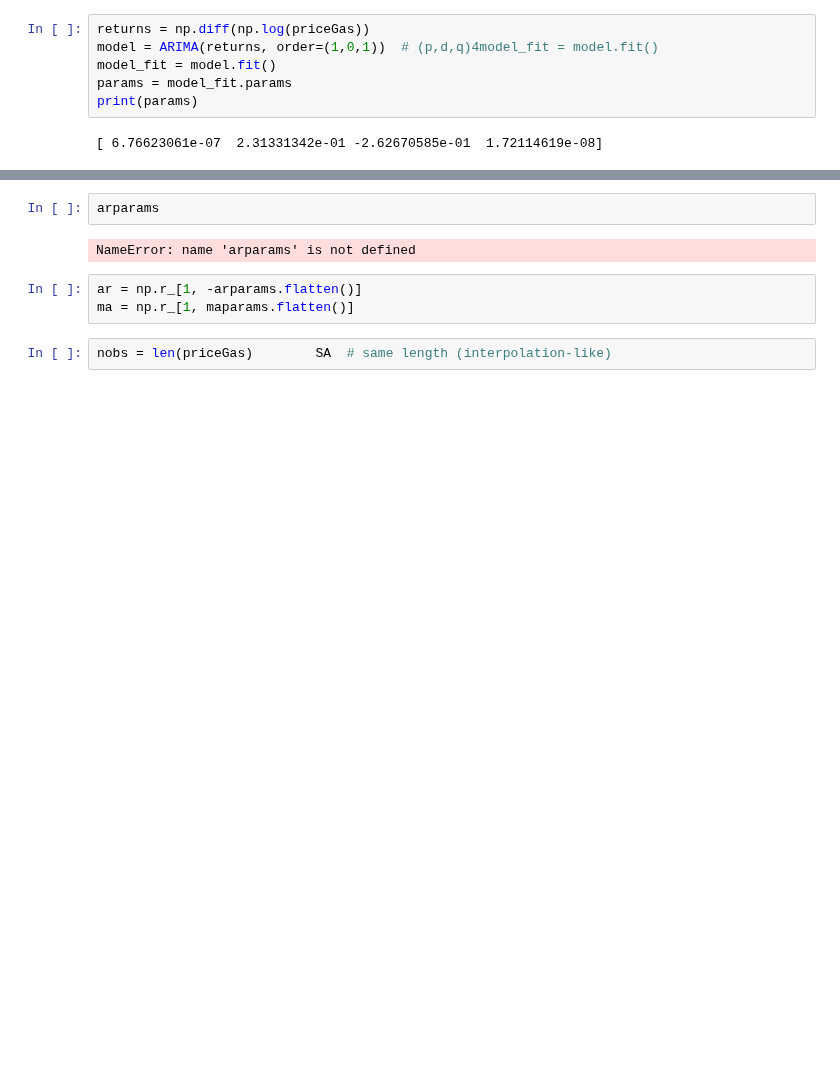
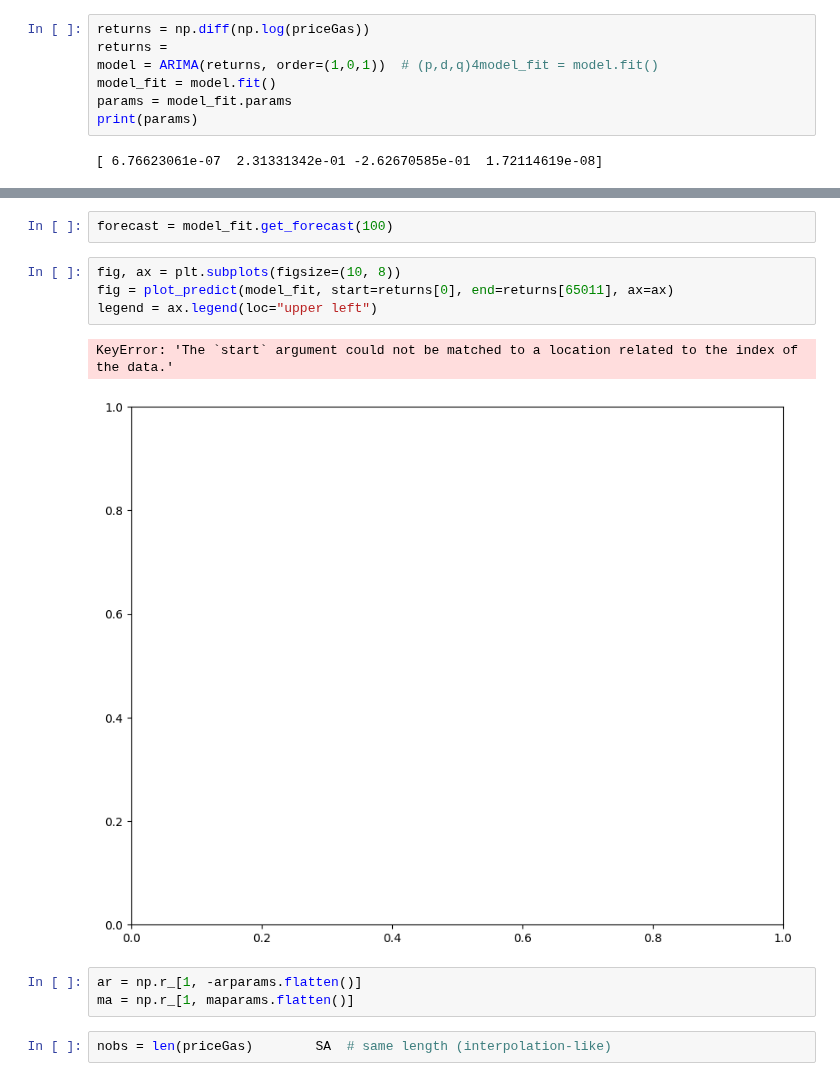
Before and after one commit to XtianLors/MarketTechnicalAnalysis, a Jupyter notebook: TimeSeries/timeSeriesAnalysis.ipynb, the cells around one changed output, grey strips where cells are left out. Drawn from its saved outputs; the diff is of its cells as text; blank space fills up the shorter version.

```diff
--- a/TimeSeries/timeSeriesAnalysis.ipynb
+++ b/TimeSeries/timeSeriesAnalysis.ipynb
@@ -151,6 +168,7 @@ priceGas = np.array(valsOpen, dtype=float)
 priceGas_scaled = (priceGas - priceGas.mean()) / priceGas.std()
 # %%
 returns = np.diff(np.log(priceGas))
+returns =
 model = ARIMA(returns, order=(1,0,1))  # (p,d,q)4model_fit = model.fit()
 model_fit = model.fit()
 params = model_fit.params
@@ -165,7 +215,12 @@ AttributeError: 'ARIMAResults' object has no attribute 'k_ar'
 # %%
-arparams
+forecast = model_fit.get_forecast(100)
-# %% [output]
-NameError: name 'arparams' is not defined
+# %%
+fig, ax = plt.subplots(figsize=(10, 8))
+fig = plot_predict(model_fit, start=returns[0], end=returns[65011], ax=ax)
+legend = ax.legend(loc="upper left")
+# %% [output]
+KeyError: 'The `start` argument could not be matched to a location related to the index of the data.'
+[figure, added]
 # %%
 ar = np.r_[1, -arparams.flatten()]
 ma = np.r_[1, maparams.flatten()]
```
Also changed, not shown: parts of 7 cells of this notebook.
